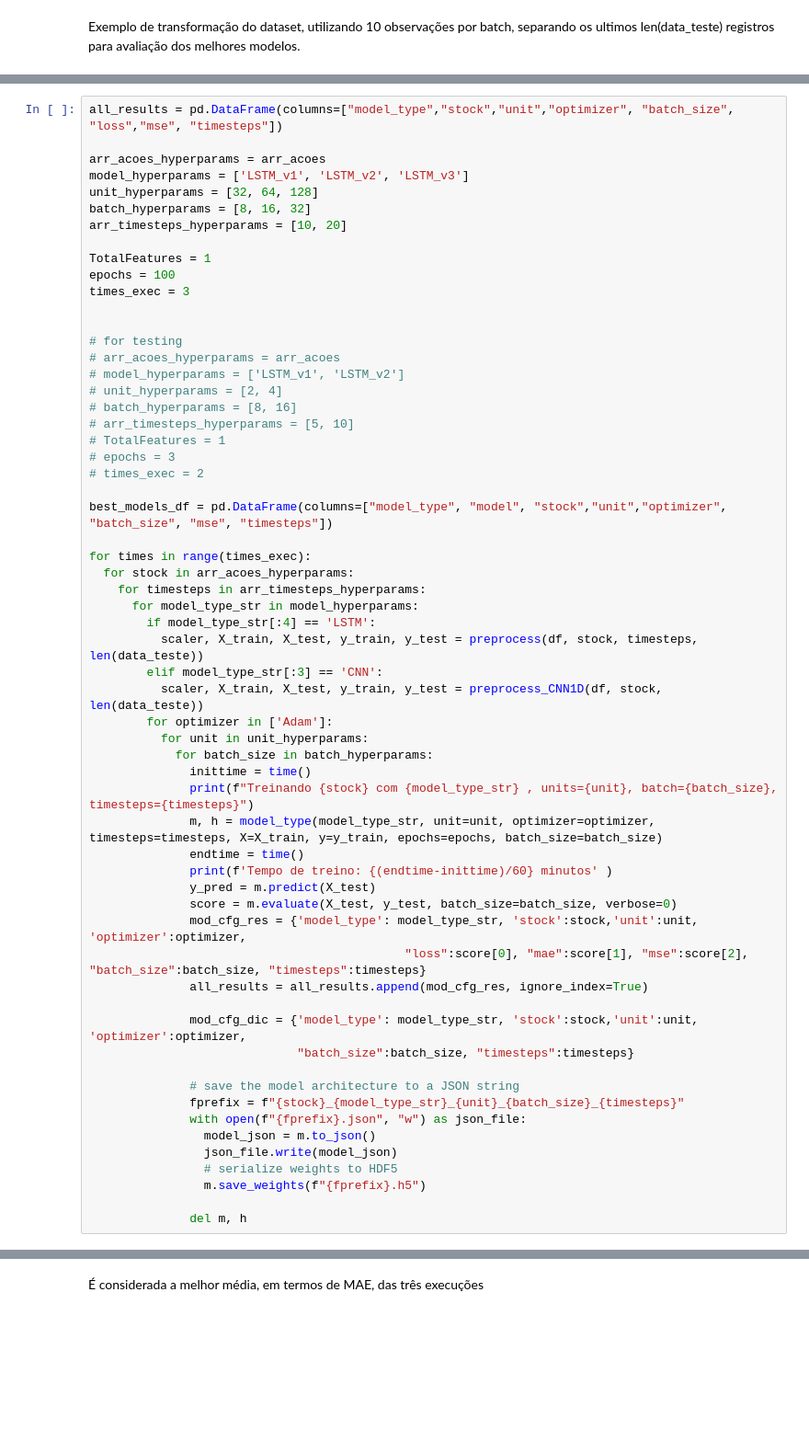
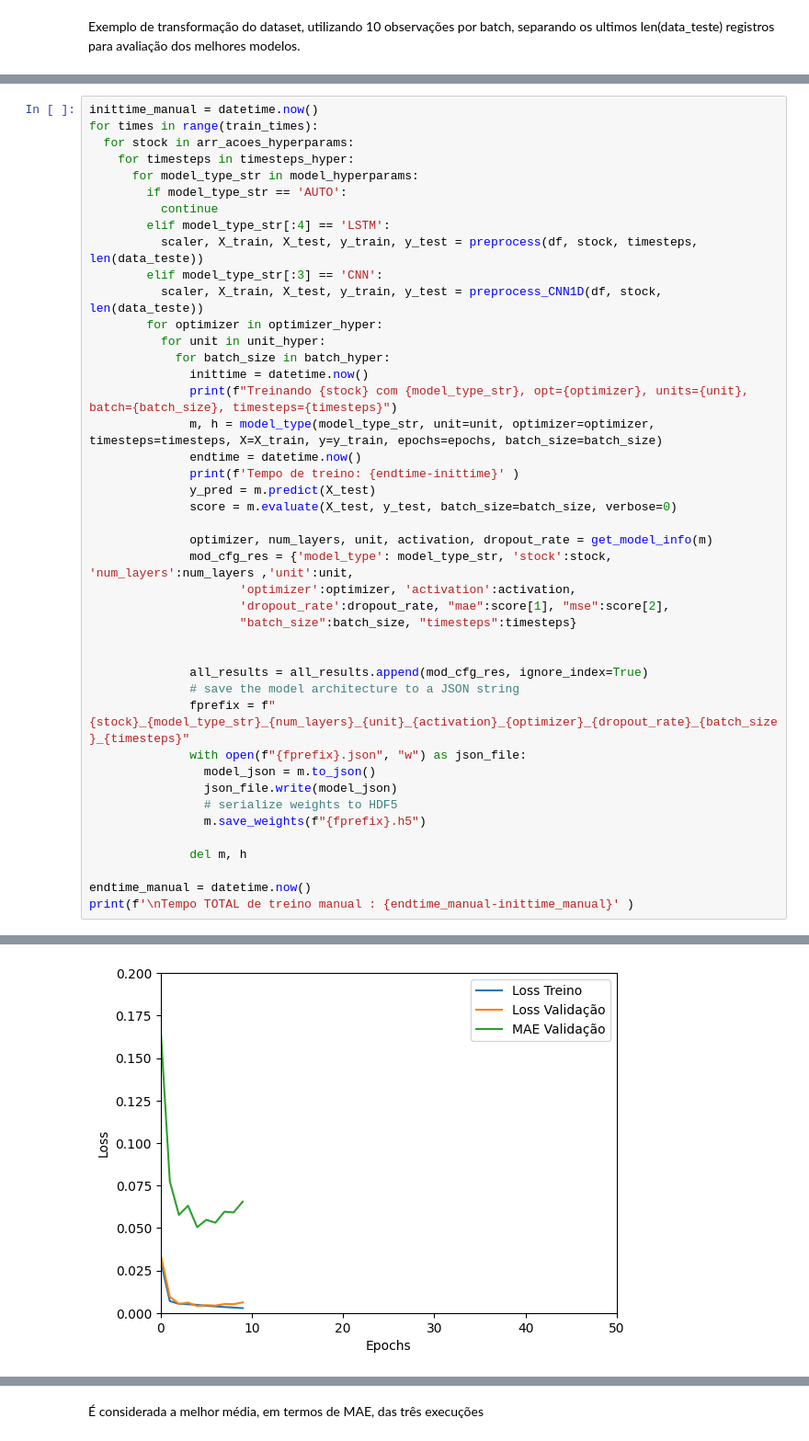
Before and after one commit to deniseiras/Forex_RNN, a Jupyter notebook: Forex_RNN.ipynb, the cells around one changed output, grey strips where cells are left out. Shown at 92% size. Cells and saved outputs as stored; diff of their text form; blank space fills up the shorter version.

```diff
--- a/Forex_RNN.ipynb
+++ b/Forex_RNN.ipynb
@@ -375,56 +757,36 @@ Parâmetros variados
 # %%
-all_results = pd.DataFrame(columns=["model_type","stock","unit","optimizer", "batch_size", "loss","mse", "timesteps"])
-
-arr_acoes_hyperparams = arr_acoes
-model_hyperparams = ['LSTM_v1', 'LSTM_v2', 'LSTM_v3']
-unit_hyperparams = [32, 64, 128]
-batch_hyperparams = [8, 16, 32]
-arr_timesteps_hyperparams = [10, 20]
-
-TotalFeatures = 1
-epochs = 100
-times_exec = 3
-
-
-# for testing
-# arr_acoes_hyperparams = arr_acoes
-# model_hyperparams = ['LSTM_v1', 'LSTM_v2']
-# unit_hyperparams = [2, 4]
-# batch_hyperparams = [8, 16]
-# arr_timesteps_hyperparams = [5, 10]
-# TotalFeatures = 1
-# epochs = 3
-# times_exec = 2
-
-best_models_df = pd.DataFrame(columns=["model_type", "model", "stock","unit","optimizer", "batch_size", "mse", "timesteps"])
-
-for times in range(times_exec):
+inittime_manual = datetime.now()
+for times in range(train_times):
   for stock in arr_acoes_hyperparams:
-    for timesteps in arr_timesteps_hyperparams:
+    for timesteps in timesteps_hyper:
       for model_type_str in model_hyperparams:
-        if model_type_str[:4] == 'LSTM':
+        if model_type_str == 'AUTO':
+          continue
+        elif model_type_str[:4] == 'LSTM':
           scaler, X_train, X_test, y_train, y_test = preprocess(df, stock, timesteps, len(data_teste))
         elif model_type_str[:3] == 'CNN':
           scaler, X_train, X_test, y_train, y_test = preprocess_CNN1D(df, stock, len(data_teste))
-        for optimizer in ['Adam']:
-          for unit in unit_hyperparams:
-            for batch_size in batch_hyperparams:
-              inittime = time()
-              print(f"Treinando {stock} com {model_type_str} , units={unit}, batch={batch_size}, timesteps={timesteps}")
+        for optimizer in optimizer_hyper:
+          for unit in unit_hyper:
+            for batch_size in batch_hyper:
+              inittime = datetime.now()
+              print(f"Treinando {stock} com {model_type_str}, opt={optimizer}, units={unit}, batch={batch_size}, timesteps={timesteps}")
               m, h = model_type(model_type_str, unit=unit, optimizer=optimizer, timesteps=timesteps, X=X_train, y=y_train, epochs=epochs, batch_size=batch_size)
-              endtime = time()
-              print(f'Tempo de treino: {(endtime-inittime)/60} minutos' )
+              endtime = datetime.now()
+              print(f'Tempo de treino: {endtime-inittime}' )
               y_pred = m.predict(X_test)
               score = m.evaluate(X_test, y_test, batch_size=batch_size, verbose=0)
-              mod_cfg_res = {'model_type': model_type_str, 'stock':stock,'unit':unit, 'optimizer':optimizer,
-                                            "loss":score[0], "mae":score[1], "mse":score[2], "batch_size":batch_size, "timesteps":timesteps}
+
+              optimizer, num_layers, unit, activation, dropout_rate = get_model_info(m)
+              mod_cfg_res = {'model_type': model_type_str, 'stock':stock, 'num_layers':num_layers ,'unit':unit,
+                     'optimizer':optimizer, 'activation':activation,
+                     'dropout_rate':dropout_rate, "mae":score[1], "mse":score[2],
+                     "batch_size":batch_size, "timesteps":timesteps}
+
+
               all_results = all_results.append(mod_cfg_res, ignore_index=True)
-
-              mod_cfg_dic = {'model_type': model_type_str, 'stock':stock,'unit':unit, 'optimizer':optimizer,
-                             "batch_size":batch_size, "timesteps":timesteps}
-
               # save the model architecture to a JSON string
-              fprefix = f"{stock}_{model_type_str}_{unit}_{batch_size}_{timesteps}"
+              fprefix = f"{stock}_{model_type_str}_{num_layers}_{unit}_{activation}_{optimizer}_{dropout_rate}_{batch_size}_{timesteps}"
               with open(f"{fprefix}.json", "w") as json_file:
                 model_json = m.to_json()
                 json_file.write(model_json)
@@ -432,3 +794,7 @@ for times in range(times_exec):
                 m.save_weights(f"{fprefix}.h5")
 
               del m, h
+
+endtime_manual = datetime.now()
+print(f'\nTempo TOTAL de treino manual : {endtime_manual-inittime_manual}' )
+# %% [output]
@@ -434,0 +817 @@ for times in range(times_exec):
+[figure, added]
```
Also changed, not shown: parts of 65 cells of this notebook.
